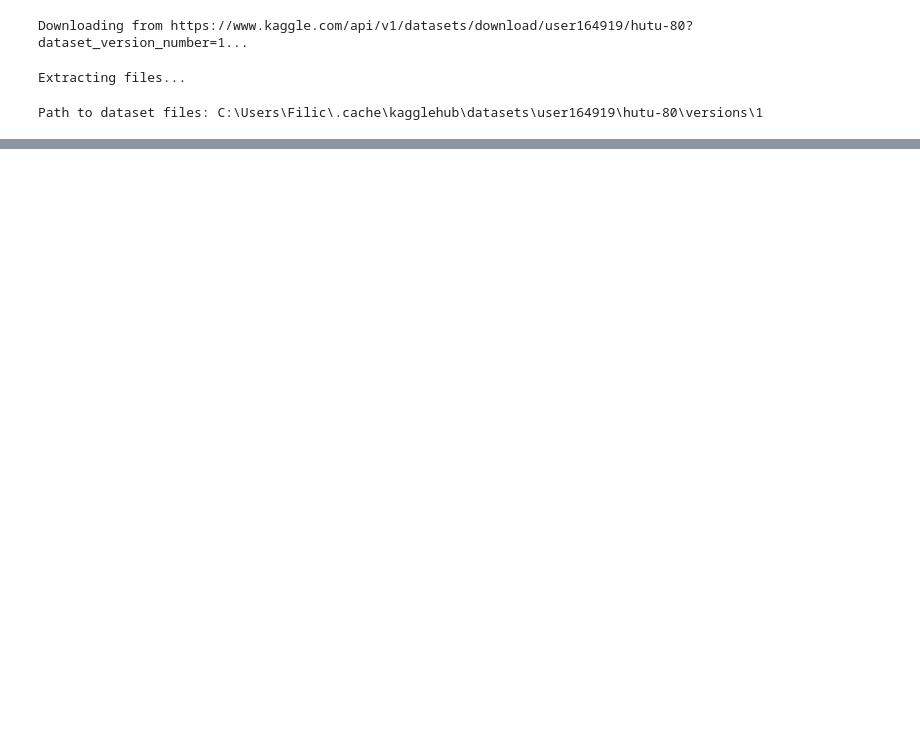
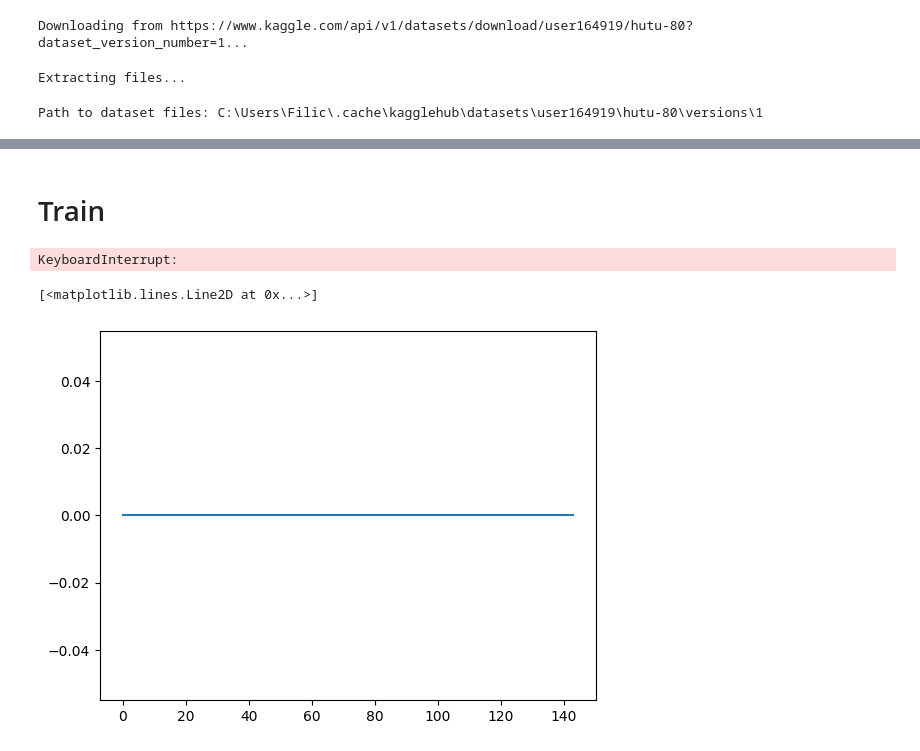
Before and after one commit to Filip-GG/HuTu80, a Jupyter notebook: mian.ipynb, the cells around one changed output, grey strips where cells are left out. Saved outputs shown, nothing was run; the diff lists cells and outputs as text; code cells hidden in the pictures; blank space fills up the shorter version.

```diff
--- a/mian.ipynb
+++ b/mian.ipynb
@@ -56,0 +106,5 @@ class ImgDataset(torch.utils.data.Dataset):
+# %%
+batch_size = 1
+
+dataloader_train = torch.utils.data.DataLoader(data_train, batch_size, shuffle=True)
+dataloader_test = torch.utils.data.DataLoader(data_test, batch_size, shuffle=False)
@@ -56,0 +113,6 @@ class ImgDataset(torch.utils.data.Dataset):
+# %%
+model = torchvision.models.segmentation.fcn_resnet50(
+    num_classes=1,
+    weights_backbone=torchvision.models.ResNet50_Weights.IMAGENET1K_V2
+)
+model.to(device)
@@ -56,0 +139,8 @@ class ImgDataset(torch.utils.data.Dataset):
+# %%
+def pixel_acc(predict_tensot, lable_rensot):
+
+    correct_pixels = (predict_tensot == lable_rensot).count_nonzero()
+    uncorrect_pixels = (predict_tensot != lable_rensot).count_nonzero()
+    result = (correct_pixels / (correct_pixels + uncorrect_pixels)).item()
+
+    return result
@@ -56,0 +149,12 @@ class ImgDataset(torch.utils.data.Dataset):
+# %%
+def accuracy_model(model, test_loader):
+    score = []
+    for data in tqdm(test_loader):
+        inputs, labels = data
+        inputs, labels = inputs.to(device), labels.to(device)
+
+        out = model(inputs)
+
+        score.append(pixel_acc(out['out'], labels))
+
+    return score
@@ -56,0 +199,2 @@ class ImgDataset(torch.utils.data.Dataset):
+# %% [markdown]
+# Train
@@ -56,0 +204,11 @@ class ImgDataset(torch.utils.data.Dataset):
+# %%
+stats = train(
+    model,
+    dataloader_test,
+    dataloader_train,
+    optimizer,
+    criterion,
+    100
+)
+# %% [output]
+KeyboardInterrupt:
@@ -56,0 +220,5 @@ class ImgDataset(torch.utils.data.Dataset):
+# %%
+plt.plot(accuracy_model(model, dataloader_train))
+# %% [output]
+[<matplotlib.lines.Line2D at 0x...>]
+[figure, added]
```
Also changed, not shown: parts of 39 cells of this notebook.
